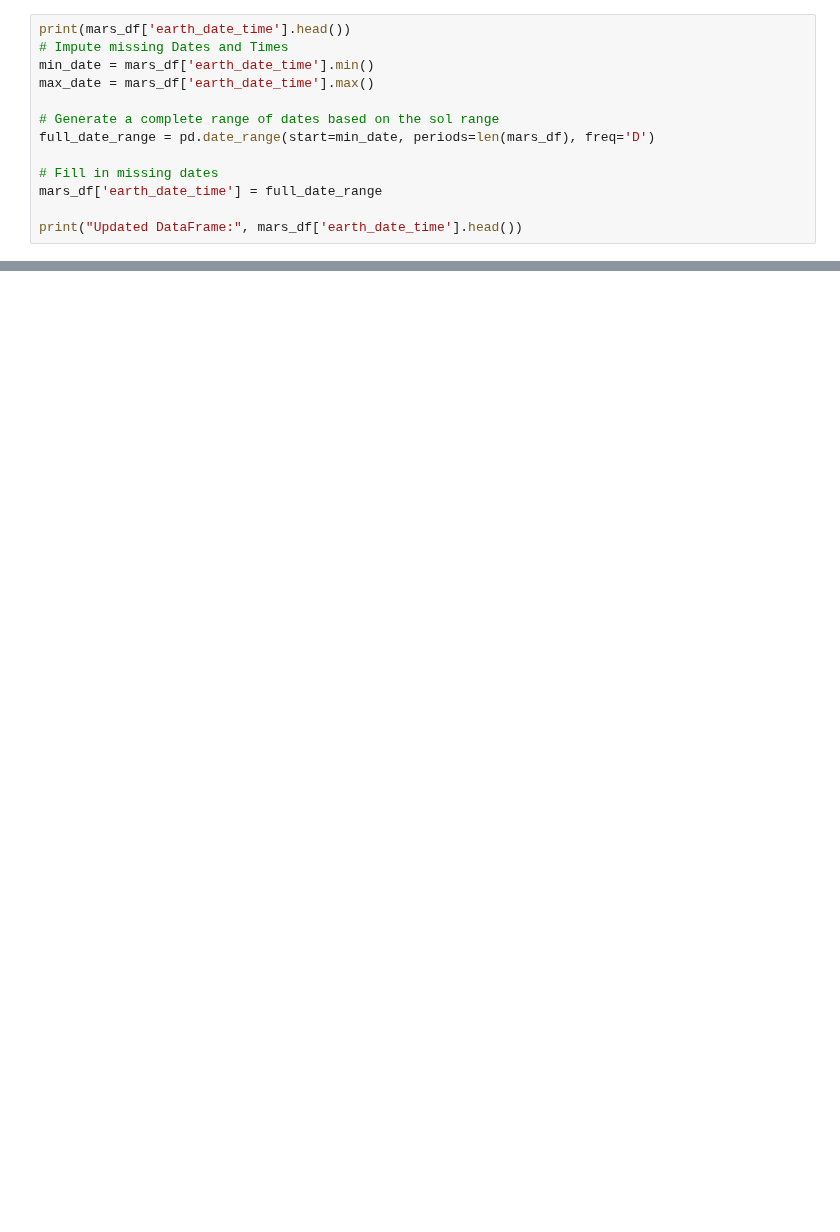
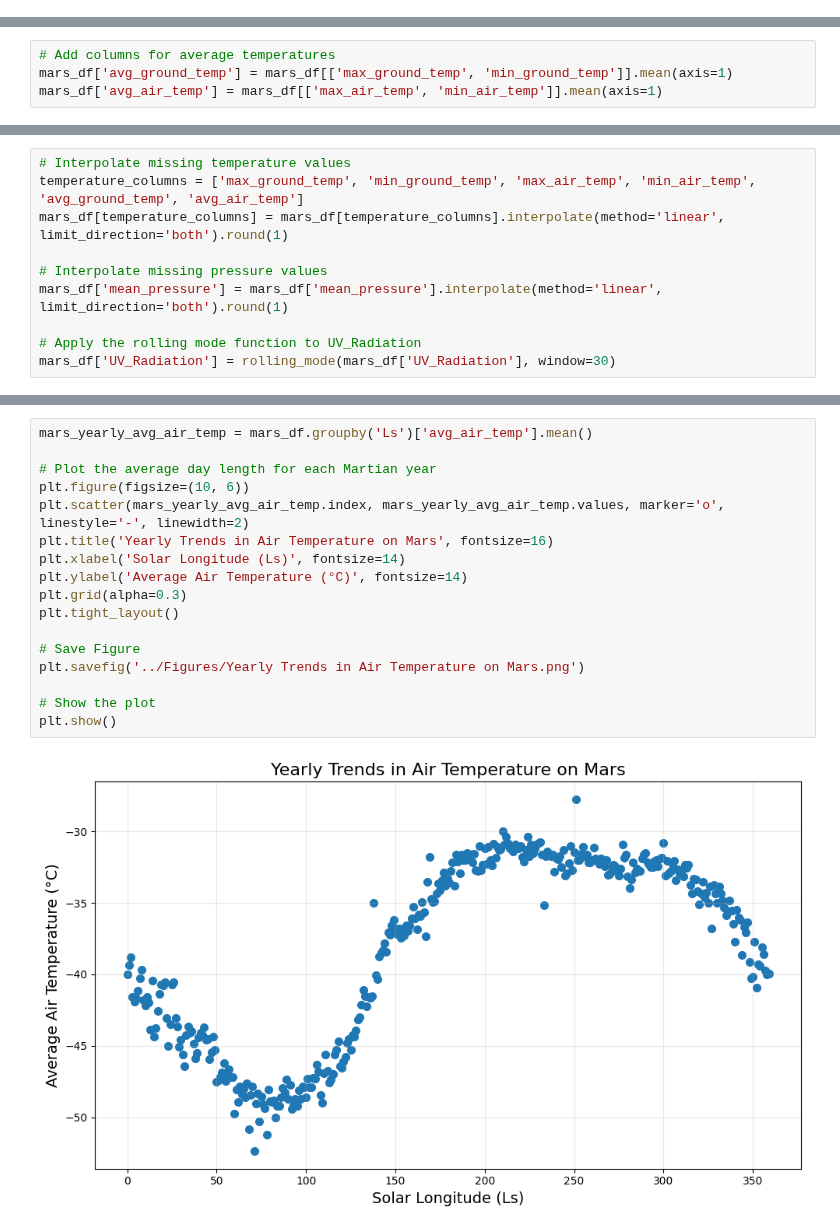
Before and after one commit to TristanPetersDS/Martian-Weather-Analysis, a Jupyter notebook: Notebooks/Data Cleaning.ipynb, the cells around one changed output, grey strips where cells are left out. Cells and saved outputs as stored; diff of their text form; blank space fills up the shorter version.

Commit message:
Completed Data Cleaning Notebook and adjusted organization

```diff
--- a/Notebooks/Data Cleaning.ipynb
+++ b/Notebooks/Data Cleaning.ipynb
@@ -365,13 +331,0 @@ Length: 5, dtype: Int64
-# %%
-print(mars_df['earth_date_time'].head())
-# Impute missing Dates and Times
-min_date = mars_df['earth_date_time'].min()
-max_date = mars_df['earth_date_time'].max()
-
-# Generate a complete range of dates based on the sol range
-full_date_range = pd.date_range(start=min_date, periods=len(mars_df), freq='D')
-
-# Fill in missing dates
-mars_df['earth_date_time'] = full_date_range
-
-print("Updated DataFrame:", mars_df['earth_date_time'].head())
@@ -390,0 +410,4 @@ Name: earth_date_time, dtype: datetime64[ns]
+# %%
+# Add columns for average temperatures
+mars_df['avg_ground_temp'] = mars_df[['max_ground_temp', 'min_ground_temp']].mean(axis=1)
+mars_df['avg_air_temp'] = mars_df[['max_air_temp', 'min_air_temp']].mean(axis=1)
@@ -390,0 +451,10 @@ Name: earth_date_time, dtype: datetime64[ns]
+# %%
+# Interpolate missing temperature values
+temperature_columns = ['max_ground_temp', 'min_ground_temp', 'max_air_temp', 'min_air_temp', 'avg_ground_temp', 'avg_air_temp']
+mars_df[temperature_columns] = mars_df[temperature_columns].interpolate(method='linear', limit_direction='both').round(1)
+
+# Interpolate missing pressure values
+mars_df['mean_pressure'] = mars_df['mean_pressure'].interpolate(method='linear', limit_direction='both').round(1)
+
+# Apply the rolling mode function to UV_Radiation
+mars_df['UV_Radiation'] = rolling_mode(mars_df['UV_Radiation'], window=30)
@@ -390,0 +630,19 @@ Name: earth_date_time, dtype: datetime64[ns]
+# %%
+mars_yearly_avg_air_temp = mars_df.groupby('Ls')['avg_air_temp'].mean()
+
+# Plot the average day length for each Martian year
+plt.figure(figsize=(10, 6))
+plt.scatter(mars_yearly_avg_air_temp.index, mars_yearly_avg_air_temp.values, marker='o', linestyle='-', linewidth=2)
+plt.title('Yearly Trends in Air Temperature on Mars', fontsize=16)
+plt.xlabel('Solar Longitude (Ls)', fontsize=14)
+plt.ylabel('Average Air Temperature (°C)', fontsize=14)
+plt.grid(alpha=0.3)
+plt.tight_layout()
+
+# Save Figure
+plt.savefig('../Figures/Yearly Trends in Air Temperature on Mars.png')
+
+# Show the plot
+plt.show()
+# %% [output]
+[figure, added]
```
Also changed, not shown: parts of 85 cells of this notebook.
